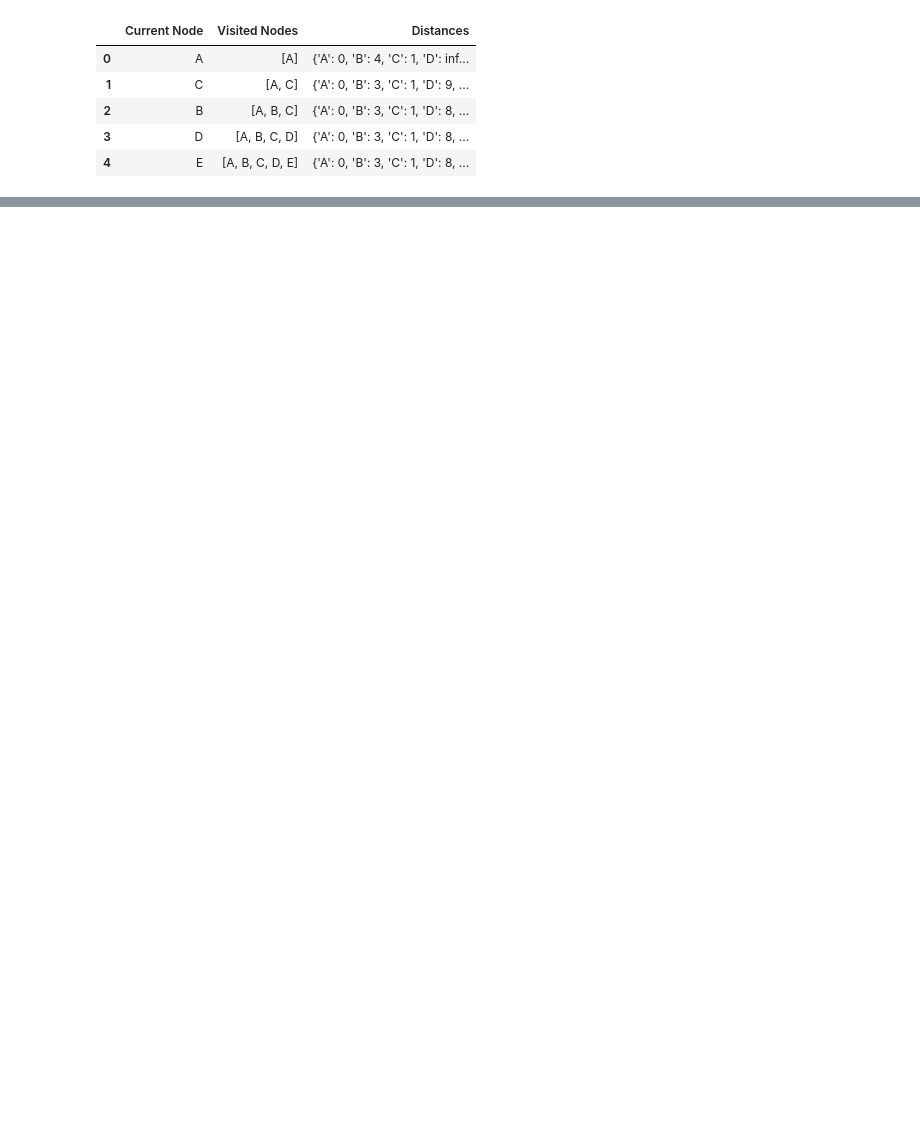
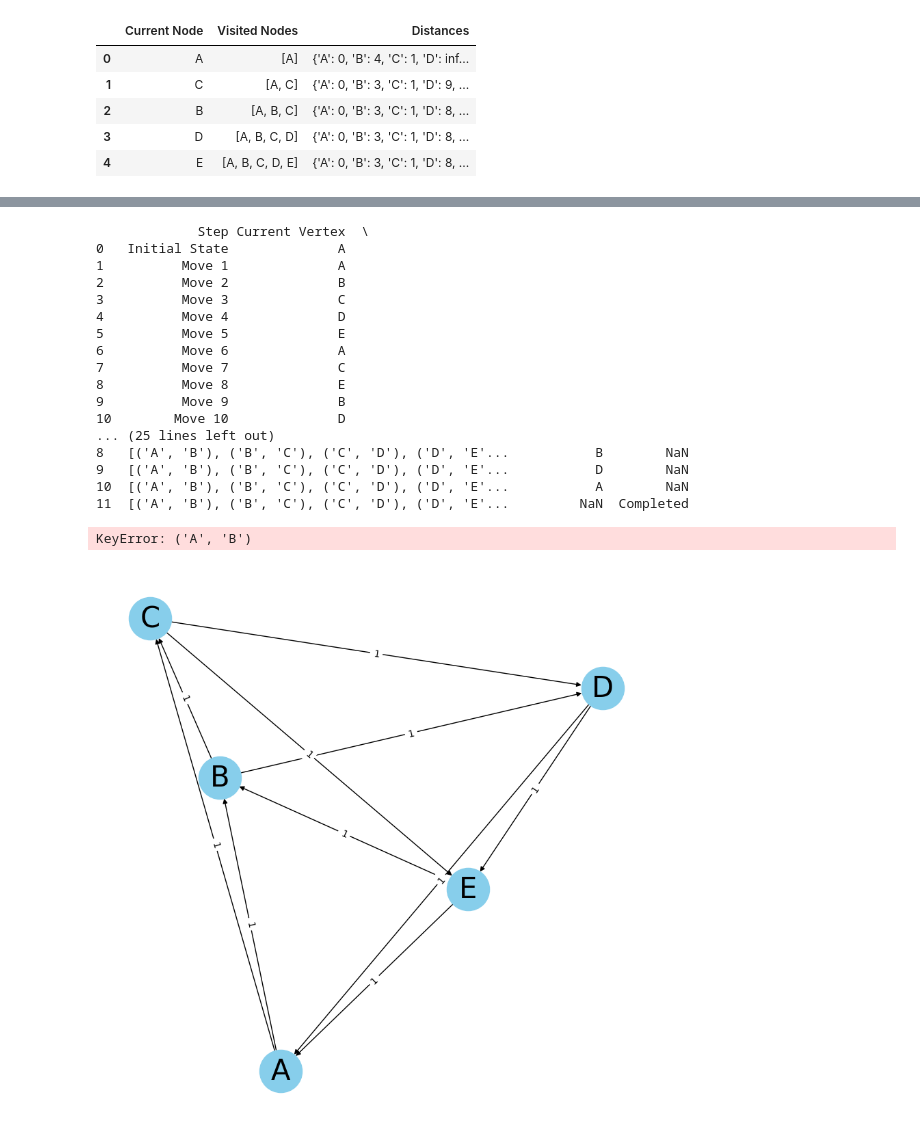
Before and after one commit to Salierie/LTDT_Final, a Jupyter notebook: Test.ipynb, the cells around one changed output, grey strips where cells are left out. Saved outputs shown, nothing was run; the diff lists cells and outputs as text; code cells hidden in the pictures; blank space fills up the shorter version.

```diff
--- a/Test.ipynb
+++ b/Test.ipynb
@@ -225,3 +282,78 @@ def visualize_colored_graph(graph, coloring_result, title):
+# %%
+euler_graph = Graph(neo4j_conn=neo4j_conn)
+for v in ['A', 'B', 'C', 'D', 'E']:
+    euler_graph.add_vertex(v)
+
+euler_edges = [
+    ('A', 'B', 1),
+    ('B', 'C', 1),
+    ('C', 'D', 1),
+    ('D', 'E', 1),
+    ('E', 'A', 1),
+    ('A', 'C', 1),
+    ('C', 'E', 1),
+    ('E', 'B', 1),
+    ('B', 'D', 1),
+    ('D', 'A', 1)
+]
+for edge in euler_edges:
+    euler_graph.add_edge(*edge)
+# Tìm chu trình Euler và lưu các bước
+result_df = euler_graph.fleury_algorithm()
+print(result_df)
+# Lấy chu trình cuối cùng từ DataFrame
+final_circuit = eval(result_df.iloc[-1]['Circuit'])
+# Lưu vào Neo4j
+euler_graph.save_euler_cycle(final_circuit)
+
+# Visualize Euler Circuit
+if isinstance(result_df, pd.DataFrame):
+    # Get the final circuit
+    final_circuit = eval(result_df.iloc[-1]['Circuit'])
+
+    # Create edges from the circuit
+    euler_path_edges = [(final_circuit[i], final_circuit[i+1]) for i in range(len(final_circuit)-1)]
+
+    # Add the final edge to complete the circuit
+    euler_path_edges.append((final_circuit[-1], final_circuit[0]))
+
+    plt.figure(figsize=(8, 8))
+    G = nx.DiGraph()
+    G.add_weighted_edges_from(euler_edges)
+    pos = nx.spring_layout(G)
+
+    # Draw original graph
+    nx.draw(G, pos, with_labels=True, node_color='skyblue', node_size=2000, font_size=30)
+    nx.draw_networkx_edge_labels(G, pos, edge_labels=nx.get_edge_attributes(G, 'weight'))
+
+    # Highlight Euler circuit
+    nx.draw_networkx_edges(G, pos, edgelist=euler_path_edges, edge_color='r', width=3)
+
+    plt.title("Euler Circuit")
+    plt.show()
+
+    # Print the Euler circuit
+    print("Euler Circuit:", " -> ".join(final_circuit + [final_circuit[0]]))
+# %% [output]
+             Step Current Vertex  \
+0   Initial State              A
+1          Move 1              A
+2          Move 2              B
+3          Move 3              C
+4          Move 4              D
+5          Move 5              E
+6          Move 6              A
+7          Move 7              C
+8          Move 8              E
+9          Move 9              B
+10        Move 10              D
+... (25 lines left out)
+8   [('A', 'B'), ('B', 'C'), ('C', 'D'), ('D', 'E'...           B        NaN
+9   [('A', 'B'), ('B', 'C'), ('C', 'D'), ('D', 'E'...           D        NaN
+10  [('A', 'B'), ('B', 'C'), ('C', 'D'), ('D', 'E'...           A        NaN
+11  [('A', 'B'), ('B', 'C'), ('C', 'D'), ('D', 'E'...         NaN  Completed
+KeyError: ('A', 'B')
+[figure, added]
 # %%
 # **Phần 4: Tìm cây khung nhỏ nhất**
 # Create the graph
```
Also changed, not shown: parts of 8 cells of this notebook, 2 other files.
